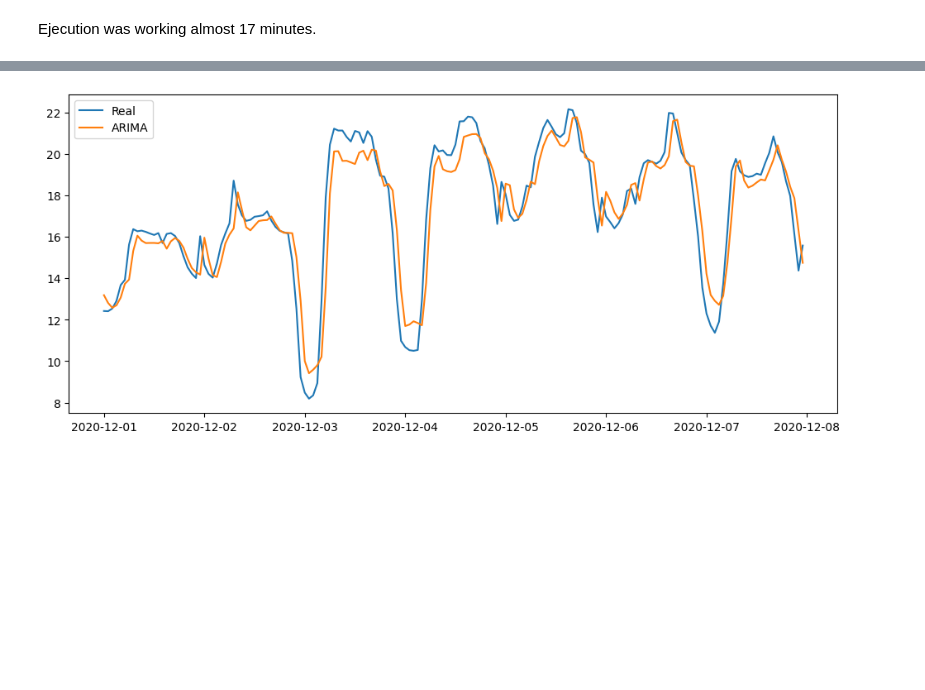
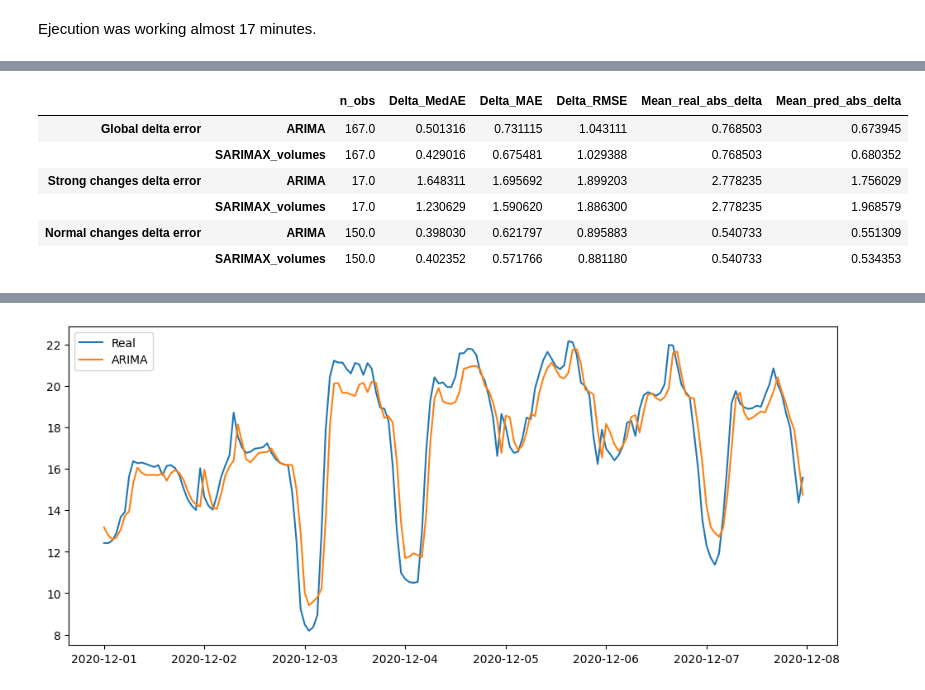
Before and after one commit to huugoox/tfg, a Jupyter notebook: notebooks/04_traditional_models.ipynb, the cells around one changed output, grey strips where cells are left out. Saved outputs shown, nothing was run; the diff lists cells and outputs as text; code cells hidden in the pictures; blank space fills up the shorter version.

```diff
--- a/notebooks/04_traditional_models.ipynb
+++ b/notebooks/04_traditional_models.ipynb
@@ -203,0 +333,52 @@ results
+# %%
+# ============================================================
+# 12. PRICE CHANGE MAGNITUDE ERROR
+# ============================================================
+
+def evaluate_delta_error(y_true, y_pred, mask=None):
+    true_delta = y_true.diff()
+    pred_delta = y_pred.diff()
+
+    valid_mask = true_delta.notna() & pred_delta.notna()
+
+    if mask is not None:
+        valid_mask = valid_mask & mask
+
+    delta_error = true_delta[valid_mask] - pred_delta[valid_mask]
+
+    return {
+        "n_obs": valid_mask.sum(),
+        "Delta_MedAE": np.median(np.abs(delta_error)),
+        "Delta_MAE": np.mean(np.abs(delta_error)),
+        "Delta_RMSE": np.sqrt(np.mean(delta_error ** 2)),
+        "Mean_real_abs_delta": np.mean(np.abs(true_delta[valid_mask])),
+        "Mean_pred_abs_delta": np.mean(np.abs(pred_delta[valid_mask]))
+    }
+
+
+delta_results = pd.concat({
+    "Global delta error": pd.DataFrame({
+        "ARIMA": evaluate_delta_error(test, arima_pred_series),
+        "SARIMAX_volumes": evaluate_delta_error(test, sarimax_pred_series)
+    }).T,
+
+    "Strong changes delta error": pd.DataFrame({
+        "ARIMA": evaluate_delta_error(test, arima_pred_series, strong_change_mask),
+        "SARIMAX_volumes": evaluate_delta_error(test, sarimax_pred_series, strong_change_mask)
+    }).T,
+
+    "Normal changes delta error": pd.DataFrame({
+        "ARIMA": evaluate_delta_error(test, arima_pred_series, normal_change_mask),
+        "SARIMAX_volumes": evaluate_delta_error(test, sarimax_pred_series, normal_change_mask)
+    }).T
+})
+
+delta_results
+# %% [output]
+|  |  | n_obs | Delta_MedAE | Delta_MAE | Delta_RMSE | Mean_real_abs_delta | Mean_pred_abs_delta |
+| Global delta error | ARIMA | 167.0 | 0.501316 | 0.731115 | 1.043111 | 0.768503 | 0.673945 |
+|  | SARIMAX_volumes | 167.0 | 0.429016 | 0.675481 | 1.029388 | 0.768503 | 0.680352 |
+| Strong changes delta error | ARIMA | 17.0 | 1.648311 | 1.695692 | 1.899203 | 2.778235 | 1.756029 |
+|  | SARIMAX_volumes | 17.0 | 1.230629 | 1.590620 | 1.886300 | 2.778235 | 1.968579 |
+| Normal changes delta error | ARIMA | 150.0 | 0.398030 | 0.621797 | 0.895883 | 0.540733 | 0.551309 |
+|  | SARIMAX_volumes | 150.0 | 0.402352 | 0.571766 | 0.881180 | 0.540733 | 0.534353 |
```
Also changed, not shown: parts of 10 cells of this notebook.
